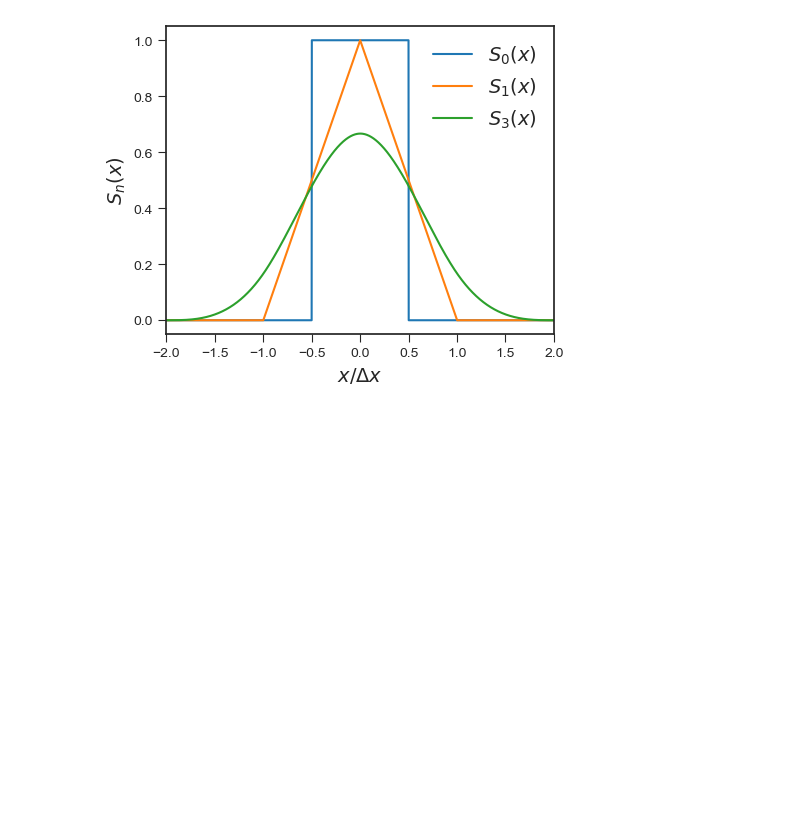
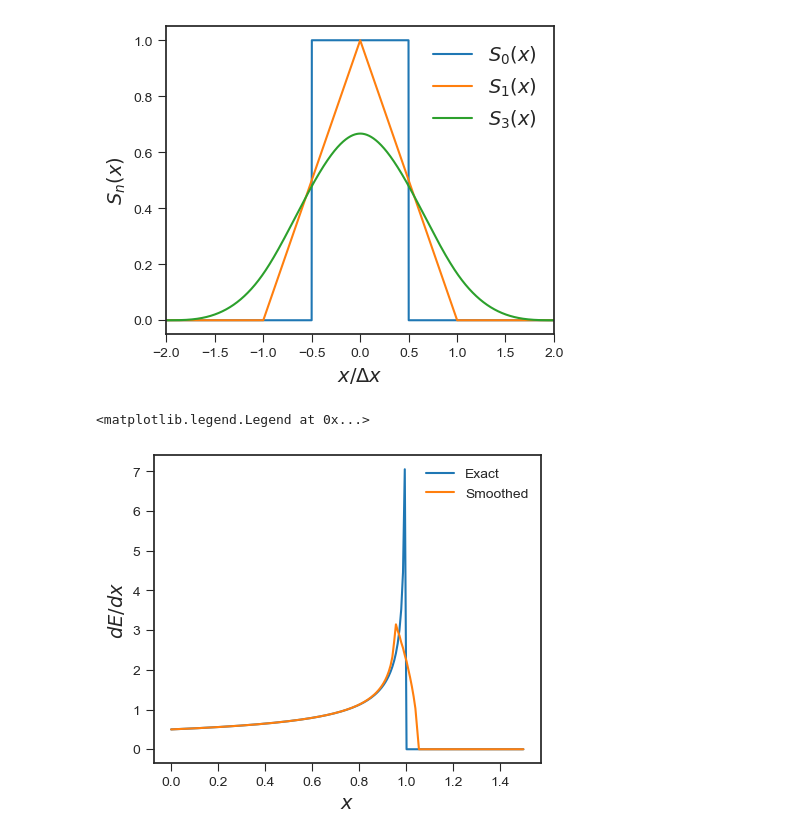
Before and after one commit to ronak-n-desai/ronak-desai-dissertation, a Jupyter notebook: planning/Thesis_Figs.ipynb, the cells around one changed output. Cells and saved outputs as stored; diff of their text form; code cells hidden in the pictures; blank space fills up the shorter version.

```diff
--- a/planning/Thesis_Figs.ipynb
+++ b/planning/Thesis_Figs.ipynb
@@ -117,3 +117,22 @@ ax.legend(fontsize=14)
 plt.savefig('images/shape_functions.png', dpi=300)
 # %% [output]
 [figure]
+# %%
+def f(x, k=1, e0=1):
+    return np.where(k*x < e0**2, k/(2*np.sqrt(e0**2 - k*x)), 0)
+x = np.linspace(0, 1.5, 200)
+fig, ax = plt.subplots(figsize=(5, 4))
+# ax.plot(x, f(x), label='$E(x)$')
+ax.plot(x, f(x), label='Exact')
+avgf = f(x)
+n = 10000
+for e0 in np.linspace(0.976, 1.025, n):
+    avgf += f(x, e0=e0)
+avgf /= (n + 1)
+ax.plot(x, avgf, label='Smoothed')
+ax.set_xlabel('$x$', fontsize=14)
+ax.set_ylabel('$dE/dx$', fontsize=14)
+ax.legend()
+# %% [output]
+<matplotlib.legend.Legend at 0x...>
+[figure, added]
```
Also changed, not shown: parts of 1 cell of this notebook, 20 other files.
